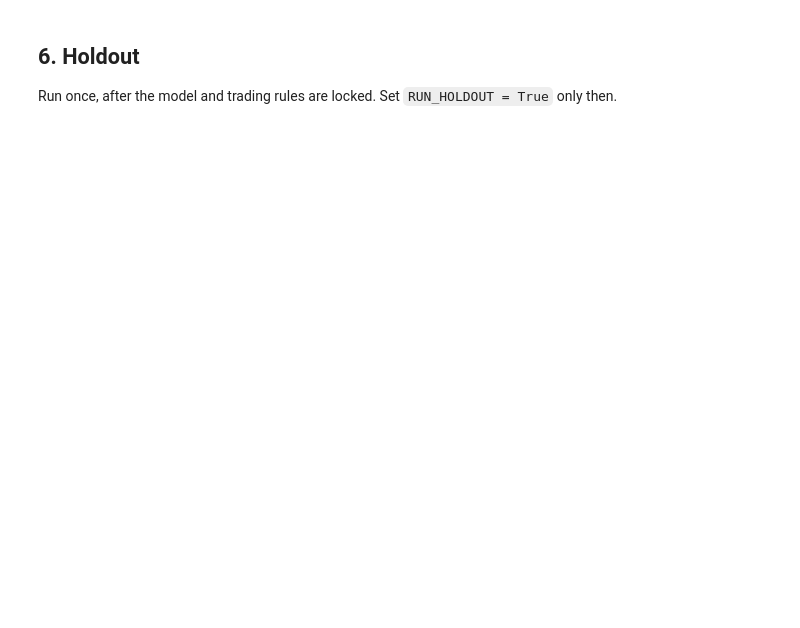
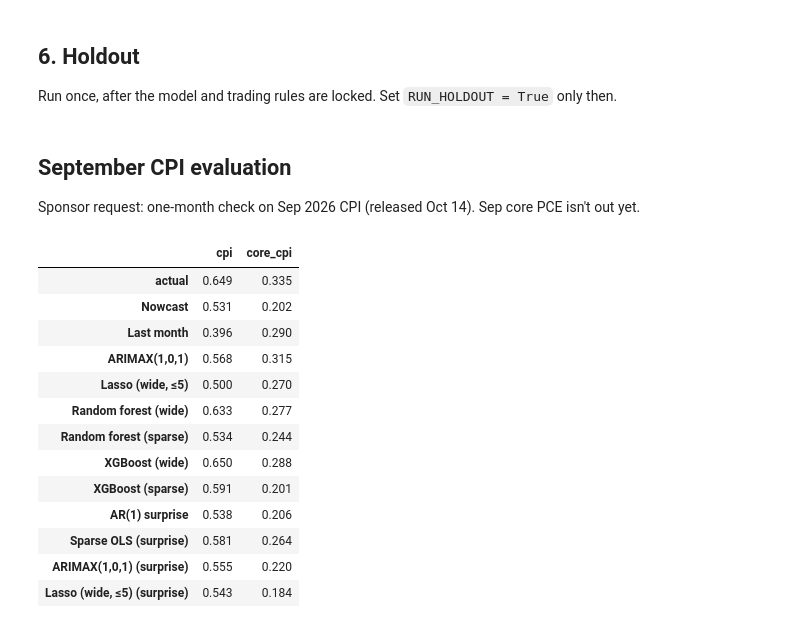
Before and after one commit to deccampbell/QCF_Capstone_Fiserv, a Jupyter notebook: 02_phase3_models.ipynb, the cells around one changed output. Saved outputs shown, nothing was run; the diff lists cells and outputs as text; code cells hidden in the pictures; blank space fills up the shorter version.

Commit message:
Did September CPI evaluation

```diff
--- a/02_phase3_models.ipynb
+++ b/02_phase3_models.ipynb
@@ -335,3 +335,31 @@ if RUN_HOLDOUT:
             full, m = build(k, end), models(k)
             out[k] = score(walk_forward(full, m, start=(full.index < HOLDOUT_START).sum())[0], m, ["Nowcast"])
         display(pd.concat(out).round(3))
+# %% [markdown]
+## September CPI evaluation
+
+Sponsor request: one-month check on Sep 2026 CPI (released Oct 14). Sep core PCE isn't out yet.
+# %%
+# Fit on everything through Aug 2026, forecast Sep. Surprise-model forecasts are nowcast + predicted surprise.
+sep = {}
+for build, models, tag in [(table_a, models_a, ""), (table_b, lambda k: MODELS_B, " (surprise)")]:
+    for k in ["cpi", "core_cpi"]:
+        tbl = build(k, end=pd.Timestamp("2026-10-01"))
+        f = walk_forward(tbl, models(k), start=len(tbl) - 1)[0].loc["2026-09-01"]
+        sep.setdefault(k, {}).update({m if m in ("actual", "Nowcast") or "surprise" in m else m + tag: v for m, v in f.items()})
+pd.DataFrame(sep).round(3)
+# %% [output]
+|  | cpi | core_cpi |
+| actual | 0.649 | 0.335 |
+| Nowcast | 0.531 | 0.202 |
+| Last month | 0.396 | 0.290 |
+| ARIMAX(1,0,1) | 0.568 | 0.315 |
+| Lasso (wide, ≤5) | 0.500 | 0.270 |
+| Random forest (wide) | 0.633 | 0.277 |
+| Random forest (sparse) | 0.534 | 0.244 |
+| XGBoost (wide) | 0.650 | 0.288 |
+| XGBoost (sparse) | 0.591 | 0.201 |
+| AR(1) surprise | 0.538 | 0.206 |
+| Sparse OLS (surprise) | 0.581 | 0.264 |
+| ARIMAX(1,0,1) (surprise) | 0.555 | 0.220 |
+| Lasso (wide, ≤5) (surprise) | 0.543 | 0.184 |
```
Also changed, not shown: parts of 5 cells of this notebook, 2 other files.
